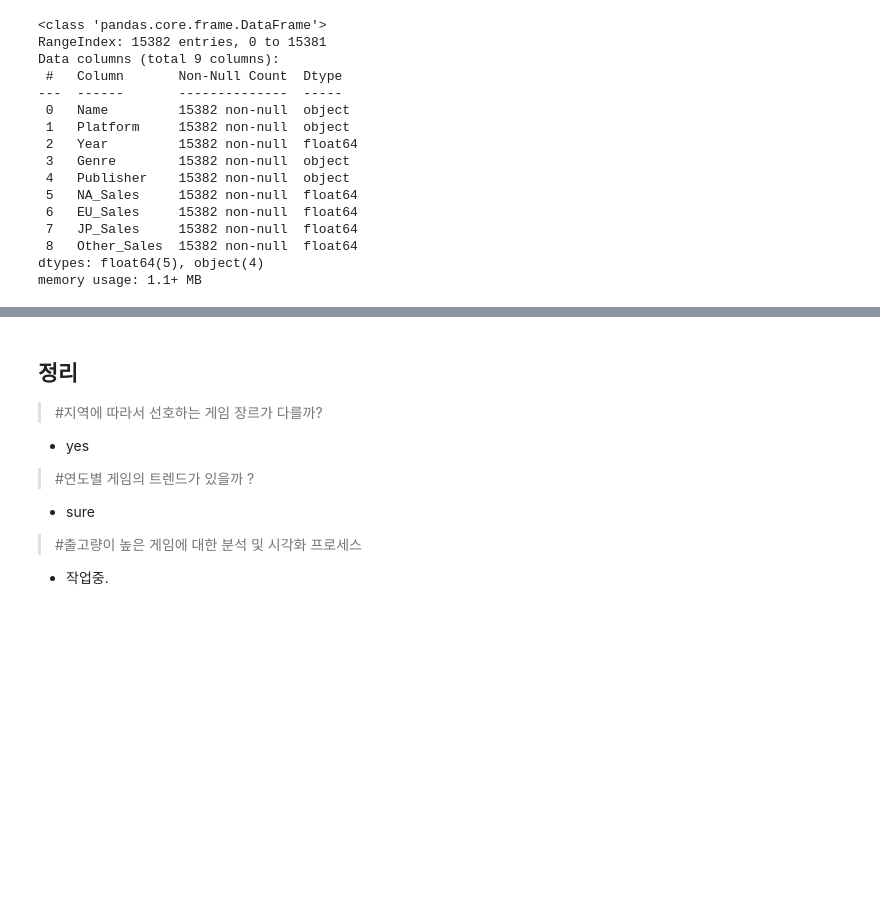
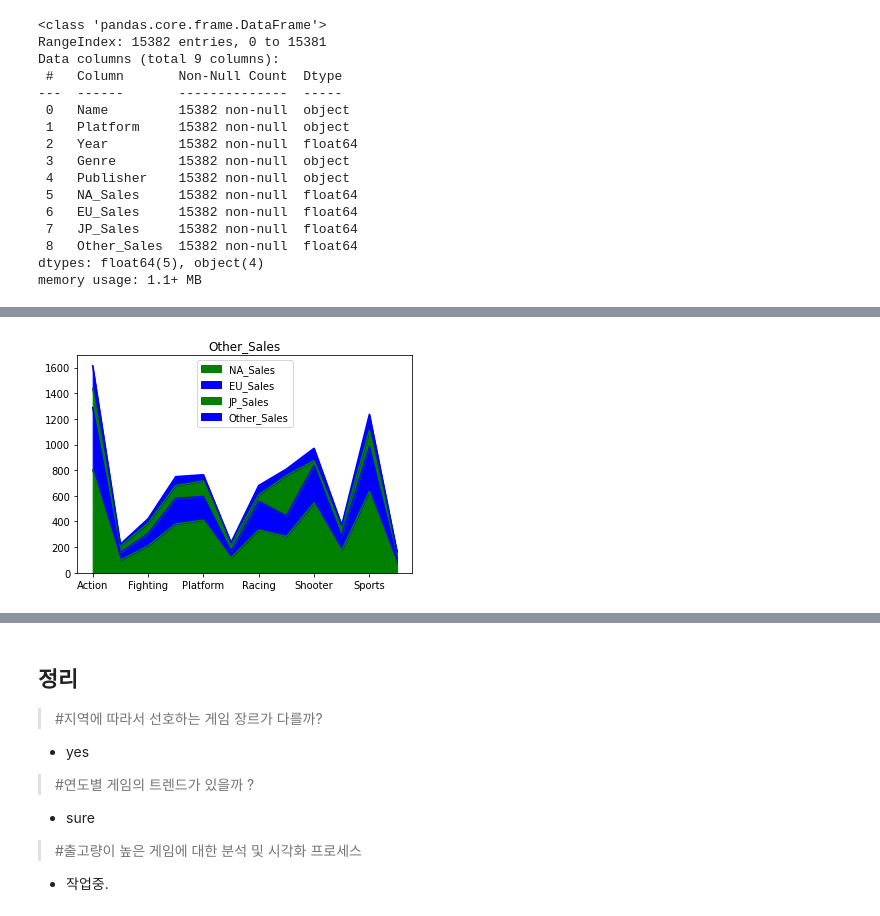
Before and after one commit to letssoar/CodeStatesProject, a Jupyter notebook: section1/colab_1.ipynb, the cells around one changed output, grey strips where cells are left out. Cells and saved outputs as stored; diff of their text form; code cells hidden in the pictures; blank space fills up the shorter version.

```diff
--- a/section1/colab_1.ipynb
+++ b/section1/colab_1.ipynb
@@ -243,3 +288,8 @@ df_Genre['NA_Sales'].plot.bar(color=['g', 'b'], rot=0);
+# %%
+#df_Genre#.sort_values(by=v,ascending=False)[v]
+df_Genre[sales].plot.area( xlabel='', title=v, color=['g','b']);
+# %% [output]
+[figure, added]
 # %%
 #df_genre['Total_Sales'] =
 
```
Also changed, not shown: parts of 10 cells of this notebook.
